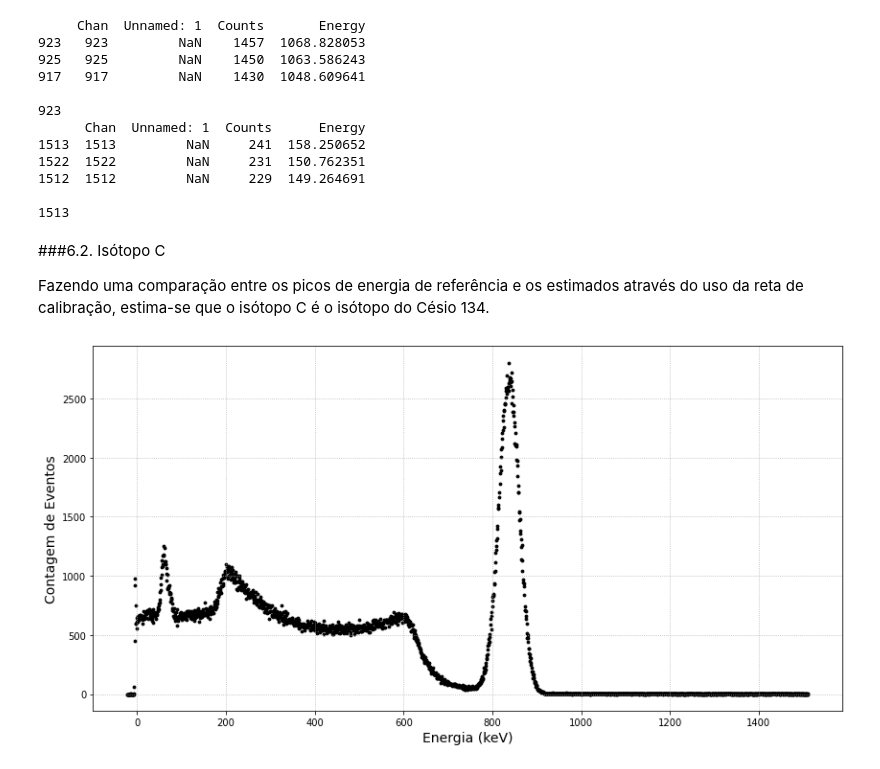
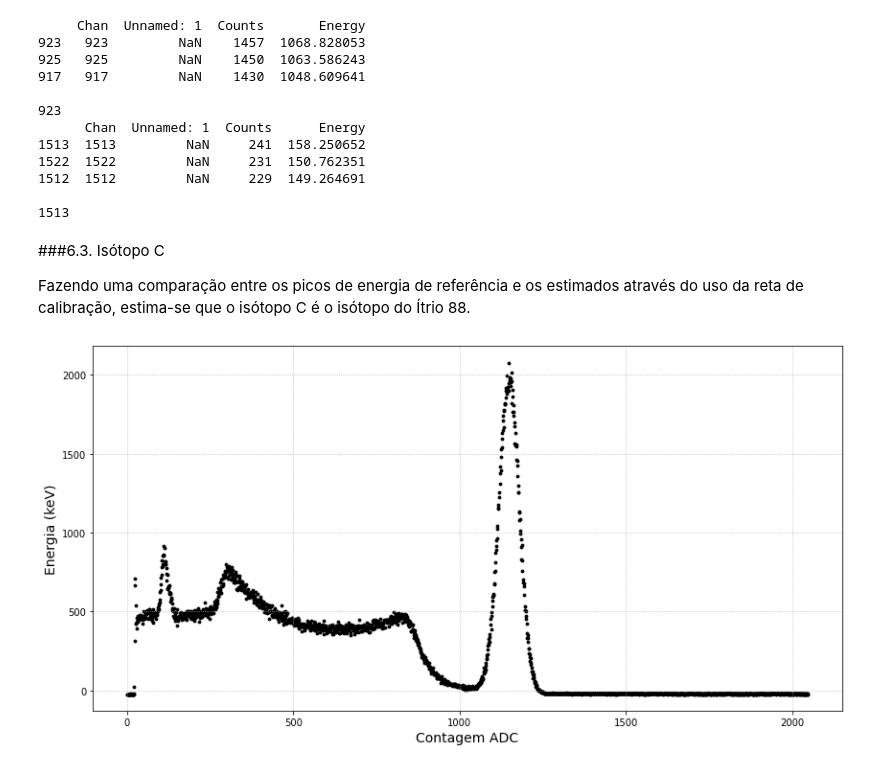
Before and after one commit to goulartsursula/DisciplinasUERJ, a Jupyter notebook: Estrutura da Materia 3/EspectroscopiaGama.ipynb, the cells around one changed output. Drawn from its saved outputs; the diff is of its cells as text; code cells hidden in the pictures.

```diff
--- a/Estrutura da Materia 3/EspectroscopiaGama.ipynb
+++ b/Estrutura da Materia 3/EspectroscopiaGama.ipynb
@@ -508,18 +532,18 @@ peak2B = dataB.iloc[dataB.loc[1400:1600]['Energy'].idxmax()]['Counts']
 
 1513
 # %% [markdown]
-###6.2. Isótopo C
+###6.3. Isótopo C
 
-Fazendo uma comparação entre os picos de energia de referência e os estimados através do uso da reta de calibração, estima-se que o isótopo C é o isótopo do Césio 134.
+Fazendo uma comparação entre os picos de energia de referência e os estimados através do uso da reta de calibração, estima-se que o isótopo C é o isótopo do Ítrio 88.
 # %%
 dataC = pd.read_table('C.tsv', skiprows=18)
-dataC['Energy'] = coef[0]*dataC['Chan'] + coef[1]
+dataC['Energy'] = coef[0]*dataC['Counts'] + coef[1]
 
 fig, ax = plt.subplots(figsize=(14,7))
-plt.scatter(dataC['Energy'], dataC['Counts'], s=8, color='black')
-plt.xlabel('Energia (keV)', fontsize='14')
-plt.ylabel('Contagem de Eventos', fontsize='14')
+plt.scatter(dataC['Chan'], dataC['Energy'], s=8, color='black')
+plt.xlabel('Contagem ADC', fontsize='14')
+plt.ylabel('Energia (keV)', fontsize='14')
 #ax.text(1400, 1750, 'A', bbox=dict(boxstyle='round', facecolor='white', alpha=0.5))
 plt.grid(linestyle='dotted')
 # %% [output]
-[figure, old version]
+[figure, new version]
```
Also changed, not shown: parts of 13 cells of this notebook.
